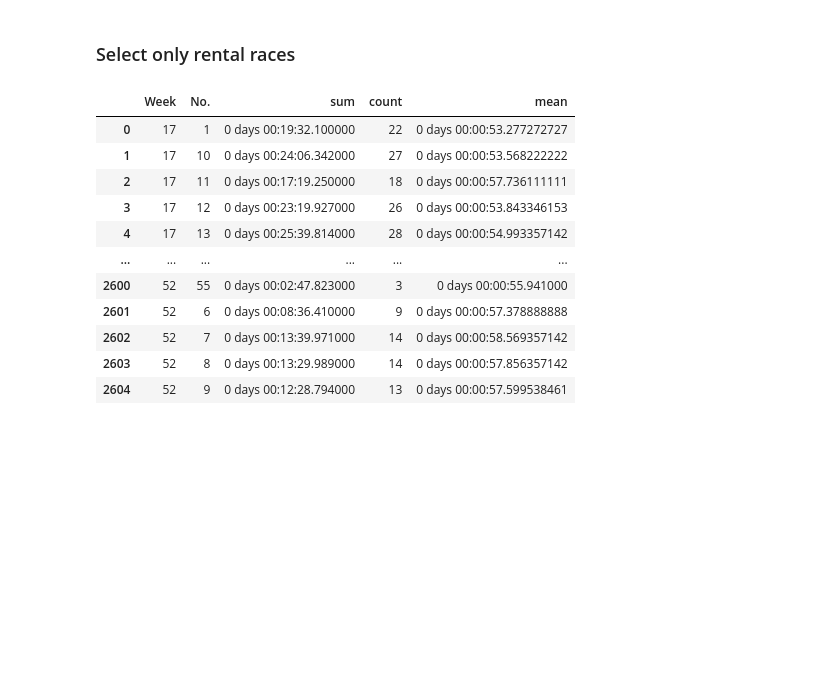
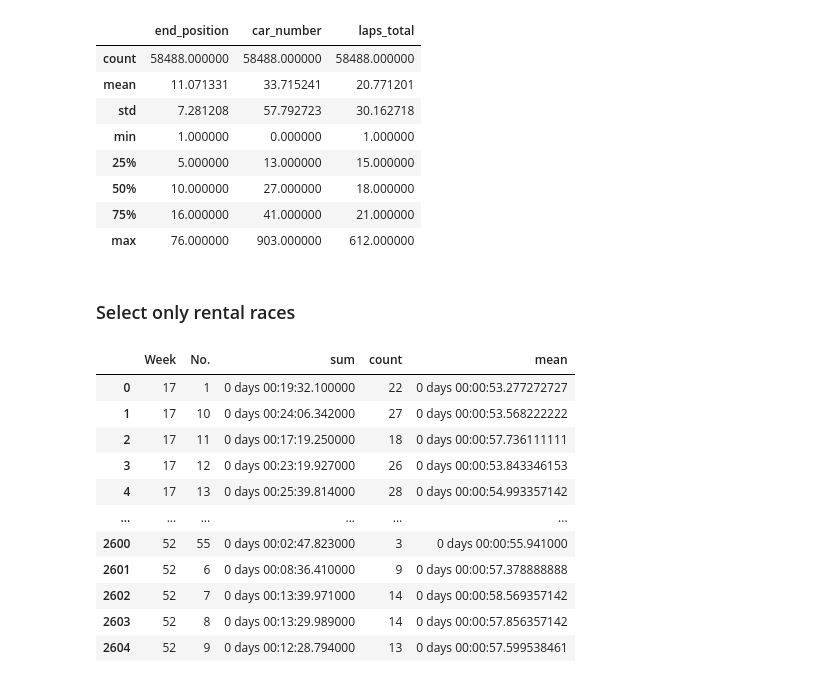
Before and after one commit to paulobueno/kart-scraping-analysis, a Jupyter notebook: Analysis/Kart-Analysis.ipynb, the cells around one changed output. Saved outputs shown, nothing was run; the diff lists cells and outputs as text; code cells hidden in the pictures; blank space fills up the shorter version.

```diff
--- a/Analysis/Kart-Analysis.ipynb
+++ b/Analysis/Kart-Analysis.ipynb
@@ -10,3 +63,15 @@ kart_data = pd.read_csv("../Data/data.csv",sep=';',decimal=',')
+# %%
+kart_data.describe()
+# %% [output]
+|  | end_position | car_number | laps_total |
+| count | 58488.000000 | 58488.000000 | 58488.000000 |
+| mean | 11.071331 | 33.715241 | 20.771201 |
+| std | 7.281208 | 57.792723 | 30.162718 |
+| min | 1.000000 | 0.000000 | 1.000000 |
+| 25% | 5.000000 | 13.000000 | 15.000000 |
+| 50% | 10.000000 | 27.000000 | 18.000000 |
+| 75% | 16.000000 | 41.000000 | 21.000000 |
+| max | 76.000000 | 903.000000 | 612.000000 |
 # %% [markdown]
 ### Select only rental races
 # %%
```
Also changed, not shown: parts of 3 cells of this notebook, 2 other files.
